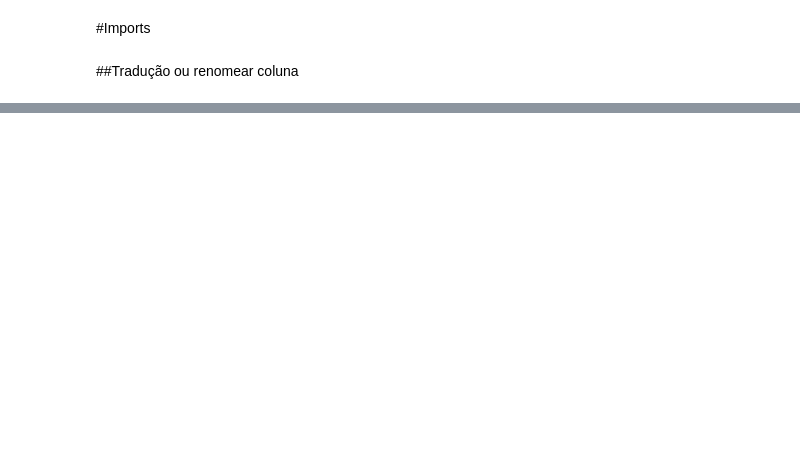
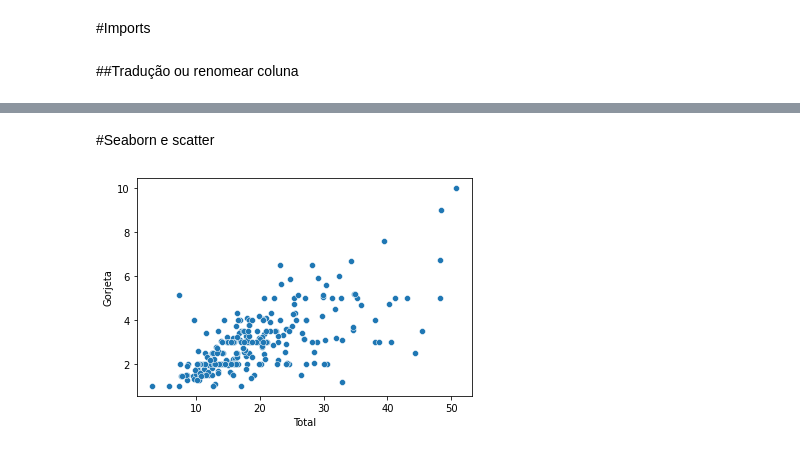
Before and after one commit to EnzoFerreira/DataScience_MiniProjects, a Jupyter notebook: Tips.ipynb, the cells around one changed output, grey strips where cells are left out. Saved outputs shown, nothing was run; the diff lists cells and outputs as text; code cells hidden in the pictures; blank space fills up the shorter version.

```diff
--- a/Tips.ipynb
+++ b/Tips.ipynb
@@ -24,5 +42,5 @@ dataNovo.Sobremesa.map(sim_nao)
 # %%
-dias_semana = {'Sun':'Domingo',
+dias= {'Sun':'Domingo',
                'Sat':'Sábado',
-               'Thur':'Quinta'}
-dataNovo.Dia_Semana.map(dias_semana)
+               'Thur':'Quinta',
+               'Fri':'Sexta'}
@@ -41,0 +47,7 @@ Name: Dia_Semana, Length: 244, dtype: object
+# %%
+gorjetas.Dia_Semana = gorjetas.Dia_Semana.map(dias)
+# %%
+hora = {'Dinner':'Janta',
+            'Lunch':'Almoço'}
+# %%
+gorjetas.Hora_do_Dia = gorjetas.Hora_do_Dia.map(hora)
@@ -41,0 +68,2 @@ Name: Dia_Semana, Length: 244, dtype: object
+# %% [markdown]
+#Seaborn e scatter
@@ -41,0 +74,4 @@ Name: Dia_Semana, Length: 244, dtype: object
+# %%
+porcentagemSea = sns.scatterplot(x='Total',y='Gorjeta',data=gorjetas)
+# %% [output]
+[figure, added]
```
Also changed, not shown: parts of 15 cells of this notebook.
